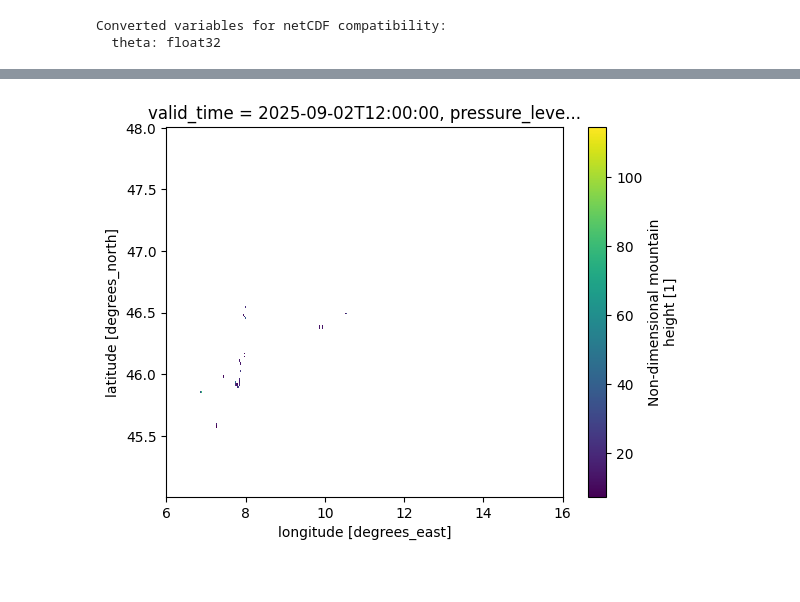
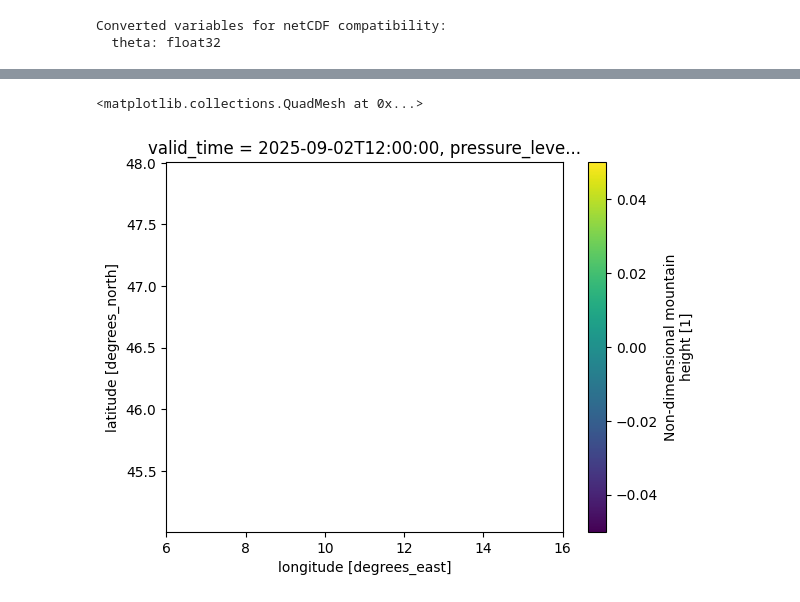
Before and after one commit to afriesinger/SciProFinal, a Jupyter notebook: era5vis-main/era5vis/wind.ipynb, the cells around one changed output, grey strips where cells are left out. Drawn from its saved outputs; the diff is of its cells as text; code cells hidden in the pictures.

```diff
--- a/era5vis-main/era5vis/wind.ipynb
+++ b/era5vis-main/era5vis/wind.ipynb
@@ -249,12 +265,13 @@ test.plot()
 # %%
 
 era5_enhancedNH.sel(
-    pressure_level=700,
+    pressure_level=900,
 
 )['H'].plot()
 #era5_enhancedNH
 # %% [output]
+<matplotlib.collections.QuadMesh at 0x...>
-[figure, old version]
+[figure, new version]
 # %%
 # Plot all pressure levels with blue overlay
 print("=== H Parameter Visualization ===\n")
```
Also changed, not shown: parts of 15 cells of this notebook, 11 other files.
